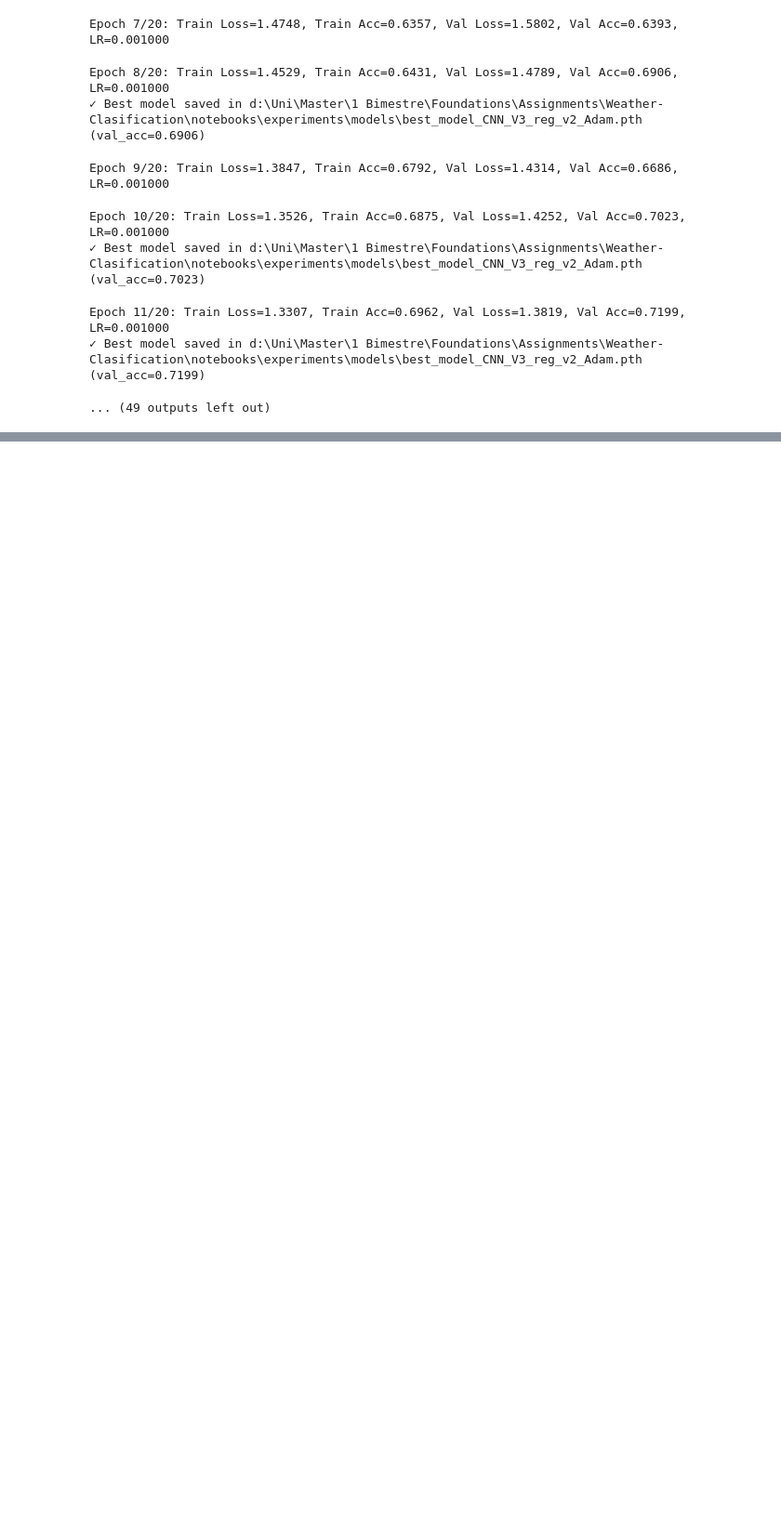
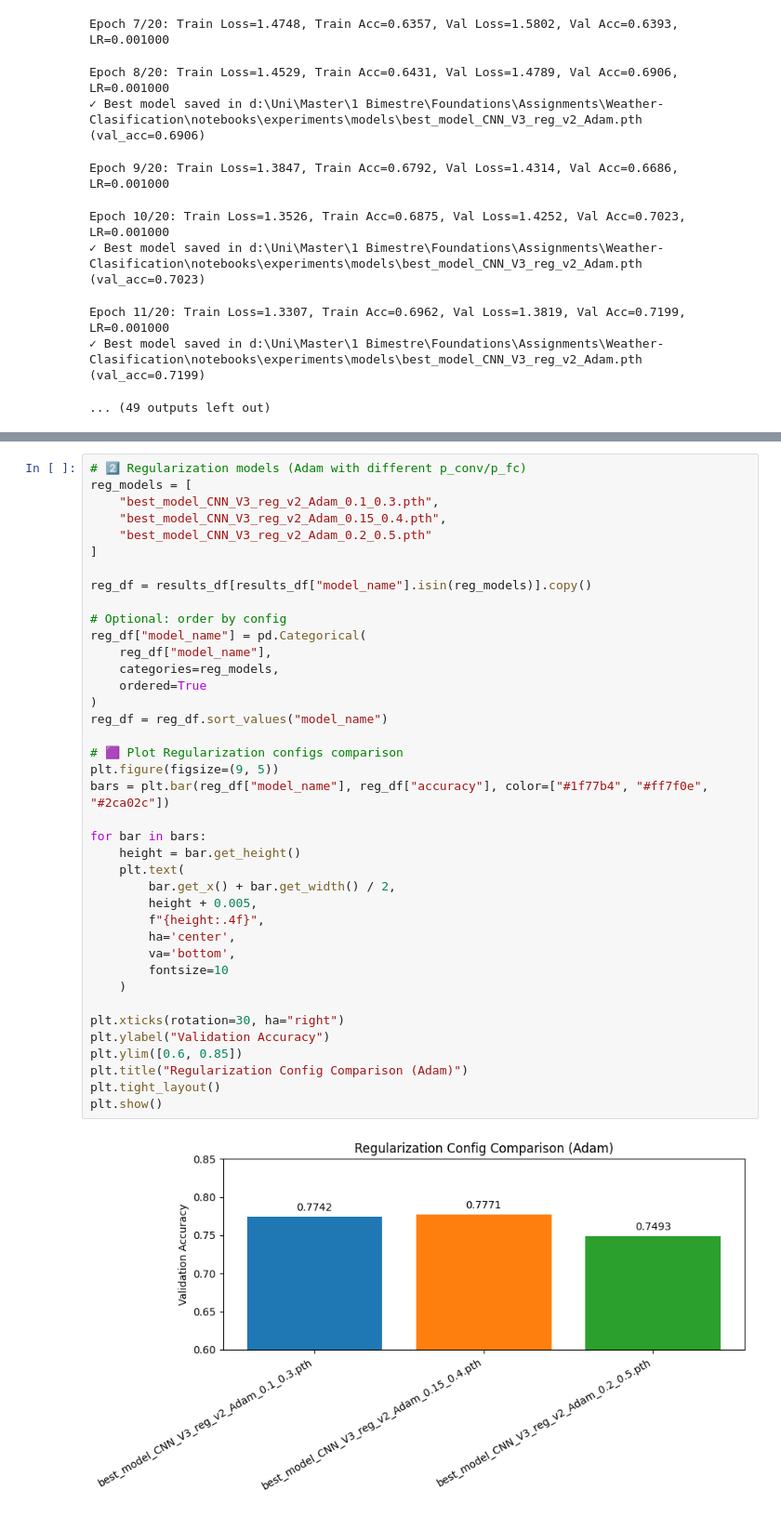
Before and after one commit to joaquinorradre/Weather-Clasification, a Jupyter notebook: notebooks/experiments/fine_tuning.ipynb, the cells around one changed output, grey strips where cells are left out. Shown at 93% size. Saved outputs shown, nothing was run; the diff lists cells and outputs as text; blank space fills up the shorter version.

```diff
--- a/notebooks/experiments/fine_tuning.ipynb
+++ b/notebooks/experiments/fine_tuning.ipynb
@@ -304,0 +474,41 @@ for (p_conv, p_fc), res in results_reg.items():
+# %%
+# 2️⃣ Regularization models (Adam with different p_conv/p_fc)
+reg_models = [
+    "best_model_CNN_V3_reg_v2_Adam_0.1_0.3.pth",
+    "best_model_CNN_V3_reg_v2_Adam_0.15_0.4.pth",
+    "best_model_CNN_V3_reg_v2_Adam_0.2_0.5.pth"
+]
+
+reg_df = results_df[results_df["model_name"].isin(reg_models)].copy()
+
+# Optional: order by config
+reg_df["model_name"] = pd.Categorical(
+    reg_df["model_name"],
+    categories=reg_models,
+    ordered=True
+)
+reg_df = reg_df.sort_values("model_name")
+
+# 🟪 Plot Regularization configs comparison
+plt.figure(figsize=(9, 5))
+bars = plt.bar(reg_df["model_name"], reg_df["accuracy"], color=["#1f77b4", "#ff7f0e", "#2ca02c"])
+
+for bar in bars:
+    height = bar.get_height()
+    plt.text(
+        bar.get_x() + bar.get_width() / 2,
+        height + 0.005,
+        f"{height:.4f}",
+        ha='center',
+        va='bottom',
+        fontsize=10
+    )
+
+plt.xticks(rotation=30, ha="right")
+plt.ylabel("Validation Accuracy")
+plt.ylim([0.6, 0.85])
+plt.title("Regularization Config Comparison (Adam)")
+plt.tight_layout()
+plt.show()
+# %% [output]
+[figure, added]
```
Also changed, not shown: parts of 6 cells of this notebook, 5 other files.
